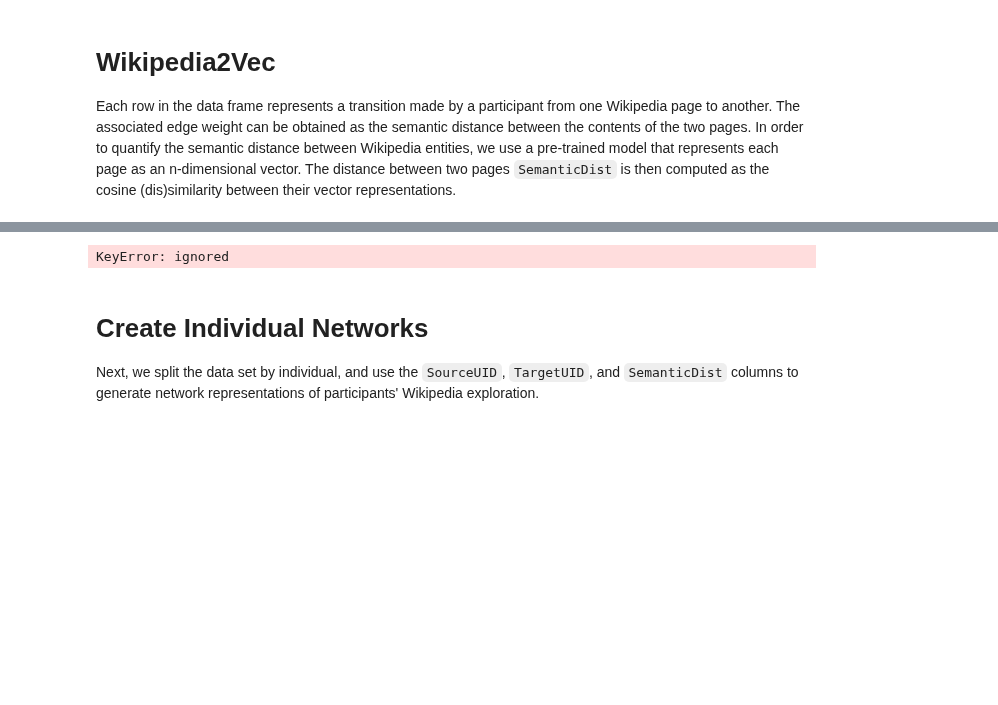
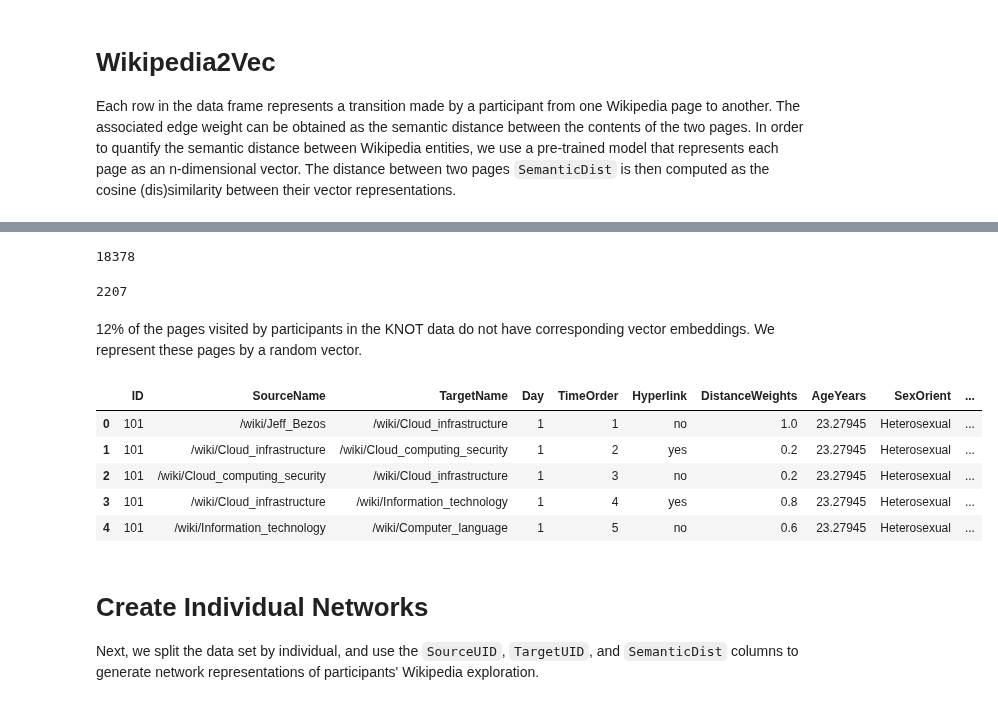
Before and after one commit to spatank/Curiosity, a Jupyter notebook: wiki_1.ipynb, the cells around one changed output, grey strips where cells are left out. Cells and saved outputs as stored; diff of their text form; code cells hidden in the pictures; blank space fills up the shorter version.

```diff
--- a/wiki_1.ipynb
+++ b/wiki_1.ipynb
@@ -125,12 +102,38 @@ no_vec_entities
+# %%
+len(no_vec_entities)
+# %% [output]
+18378
+# %%
+sum(no_vec_entities)
+# %% [output]
+2207
+# %% [markdown]
+12% of the pages visited by participants in the KNOT data do not have corresponding vector embeddings. We represent these pages by a random vector.
 # %%
 def semantic_dist(entity_1, entity_2):
-  v1 = wiki2vec.get_entity_vector(entity_1)
-  v2 = wiki2vec.get_entity_vector(entity_2)
+  # get entity 1 vector
+  try:
+    v1 = wiki2vec.get_entity_vector(entity_1)
+  except KeyError:
+    v1 = np.random.random(300)
+  # get entity 2 vector
+  try:
+    v2 = wiki2vec.get_entity_vector(entity_2)
+  except KeyError:
+    v2 = np.random.random(300)
+
   return cosine(v1, v2)
 # %%
 wiki_df['SemanticDist'] = wiki_df.apply(lambda x: semantic_dist(x['SrcNameClean'], x['TgtNameClean']), axis = 1)
-# %% [output]
-KeyError: ignored
+# %%
+wiki_df.head(5)
+# %% [output]
+|  | ID | SourceName | TargetName | Day | TimeOrder | Hyperlink | DistanceWeights | AgeYears | SexOrient | ... |
+| 0 | 101 | /wiki/Jeff_Bezos | /wiki/Cloud_infrastructure | 1 | 1 | no | 1.0 | 23.27945 | Heterosexual | ... |
+| 1 | 101 | /wiki/Cloud_infrastructure | /wiki/Cloud_computing_security | 1 | 2 | yes | 0.2 | 23.27945 | Heterosexual | ... |
+| 2 | 101 | /wiki/Cloud_computing_security | /wiki/Cloud_infrastructure | 1 | 3 | no | 0.2 | 23.27945 | Heterosexual | ... |
+| 3 | 101 | /wiki/Cloud_infrastructure | /wiki/Information_technology | 1 | 4 | yes | 0.8 | 23.27945 | Heterosexual | ... |
+| 4 | 101 | /wiki/Information_technology | /wiki/Computer_language | 1 | 5 | no | 0.6 | 23.27945 | Heterosexual | ... |
 # %% [markdown]
 # Create Individual Networks
 
```
Also changed, not shown: parts of 5 cells of this notebook.
